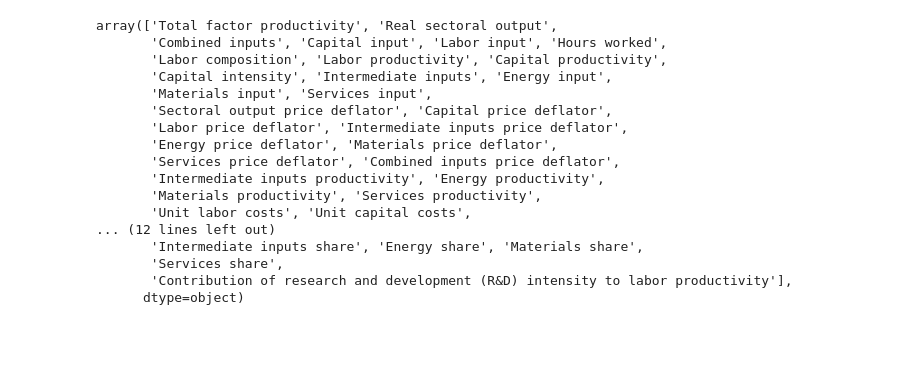
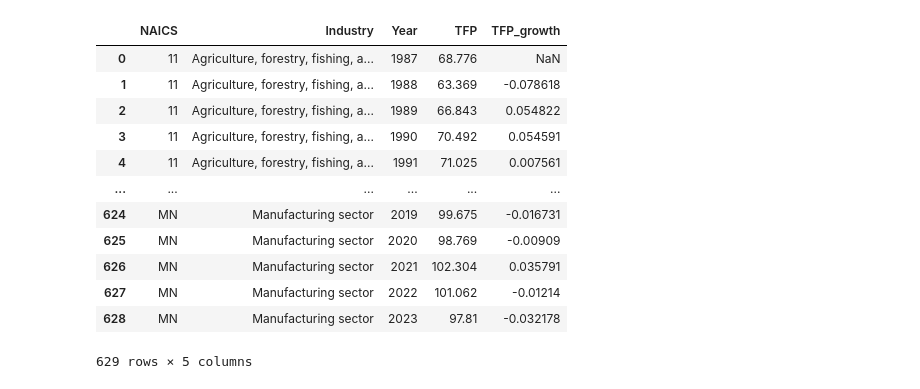
Before and after one commit to ollie-gregory/dynamism_and_productivity_growth, a Jupyter notebook: cleaning.ipynb, the cells around one changed output. Cells and saved outputs as stored; diff of their text form; code cells hidden in the pictures; blank space fills up the shorter version.

Commit message:
merge datasets and add output data

```diff
--- a/cleaning.ipynb
+++ b/cleaning.ipynb
@@ -4,22 +12,31 @@ import pandas as pd
 bls_data = pd.read_excel("./data/bls_data.xlsx", sheet_name="MachineReadable")
-# %%
-bls_data = bls_data[bls_data["Value"] != "N.A."]
-bls_data["Measure"].unique()
-# %% [output]
-array(['Total factor productivity', 'Real sectoral output',
-       'Combined inputs', 'Capital input', 'Labor input', 'Hours worked',
-       'Labor composition', 'Labor productivity', 'Capital productivity',
-       'Capital intensity', 'Intermediate inputs', 'Energy input',
-       'Materials input', 'Services input',
-       'Sectoral output price deflator', 'Capital price deflator',
-       'Labor price deflator', 'Intermediate inputs price deflator',
-       'Energy price deflator', 'Materials price deflator',
-       'Services price deflator', 'Combined inputs price deflator',
-       'Intermediate inputs productivity', 'Energy productivity',
-       'Materials productivity', 'Services productivity',
-       'Unit labor costs', 'Unit capital costs',
-... (12 lines left out)
-       'Intermediate inputs share', 'Energy share', 'Materials share',
-       'Services share',
-       'Contribution of research and development (R&D) intensity to labor productivity'],
-      dtype=object)
+# %%
+# Pivoting the DataFrame into a wide format two separate columns for Measure and Units
+pivoted = bls_data.pivot_table(index=["NAICS", "Industry", "Year"], columns=["Measure", "Units"], values="Value", aggfunc="first")
+# %%
+# Select only the TFP column with the unit "Index (2017=100)"
+tfp_naics_long = pivoted.loc[:, 'Total factor productivity']["Index (2017=100)"].copy()
+
+tfp_naics_long = tfp_naics_long.reset_index()
+tfp_naics_long = tfp_naics_long.rename(columns={"Index (2017=100)": "TFP"})
+
+tfp_naics_long["TFP_growth"] = tfp_naics_long.groupby("NAICS")["TFP"].pct_change()
+# %%
+# Shorten the DataFrame further to include only 2 digit NAICS codes.
+tfp_naics_short = tfp_naics_long.loc[(tfp_naics_long["NAICS"].str.len() < 3) & ~(tfp_naics_long["NAICS"].isin(["DM", "ND"]))].reset_index(drop=True)
+# %%
+tfp_naics_short
+# %% [output]
+|  | NAICS | Industry | Year | TFP | TFP_growth |
+| 0 | 11 | Agriculture, forestry, fishing, a... | 1987 | 68.776 | NaN |
+| 1 | 11 | Agriculture, forestry, fishing, a... | 1988 | 63.369 | -0.078618 |
+| 2 | 11 | Agriculture, forestry, fishing, a... | 1989 | 66.843 | 0.054822 |
+| 3 | 11 | Agriculture, forestry, fishing, a... | 1990 | 70.492 | 0.054591 |
+| 4 | 11 | Agriculture, forestry, fishing, a... | 1991 | 71.025 | 0.007561 |
+| ... | ... | ... | ... | ... | ... |
+| 624 | MN | Manufacturing sector | 2019 | 99.675 | -0.016731 |
+| 625 | MN | Manufacturing sector | 2020 | 98.769 | -0.00909 |
+| 626 | MN | Manufacturing sector | 2021 | 102.304 | 0.035791 |
+| 627 | MN | Manufacturing sector | 2022 | 101.062 | -0.01214 |
+| 628 | MN | Manufacturing sector | 2023 | 97.81 | -0.032178 |
+629 rows × 5 columns
```
Also changed, not shown: parts of 23 cells of this notebook, 2 other files.
